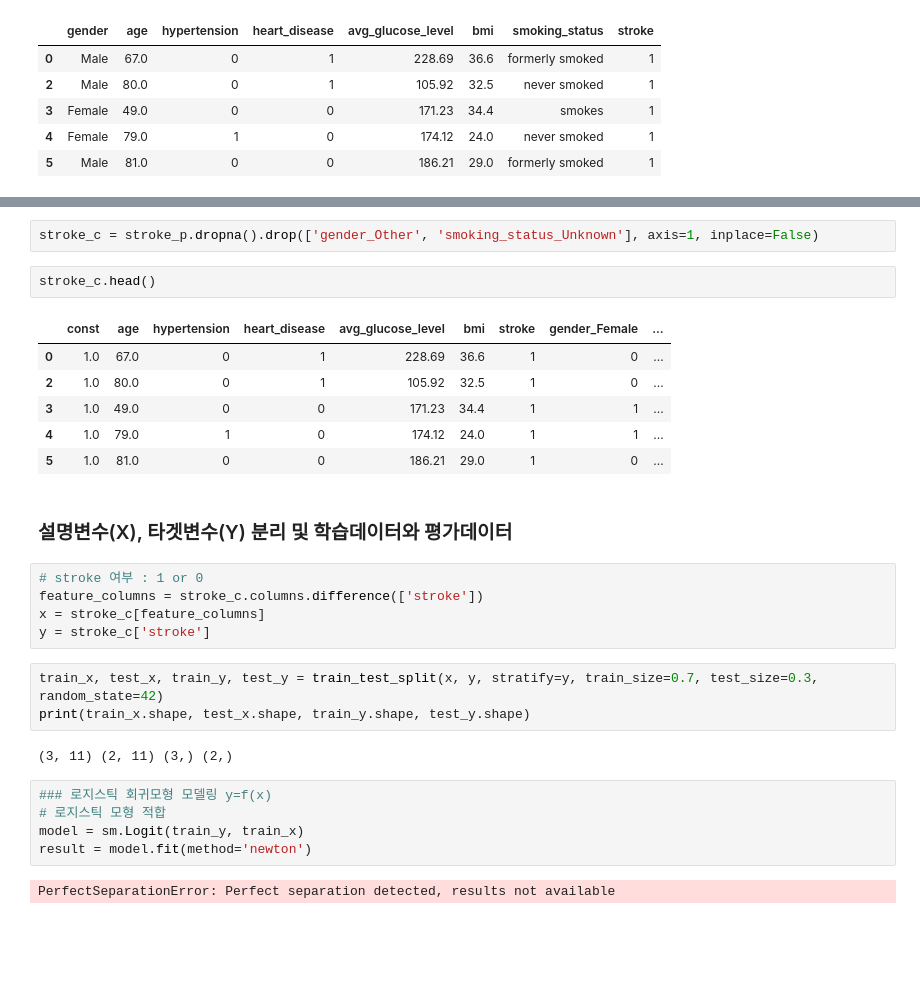
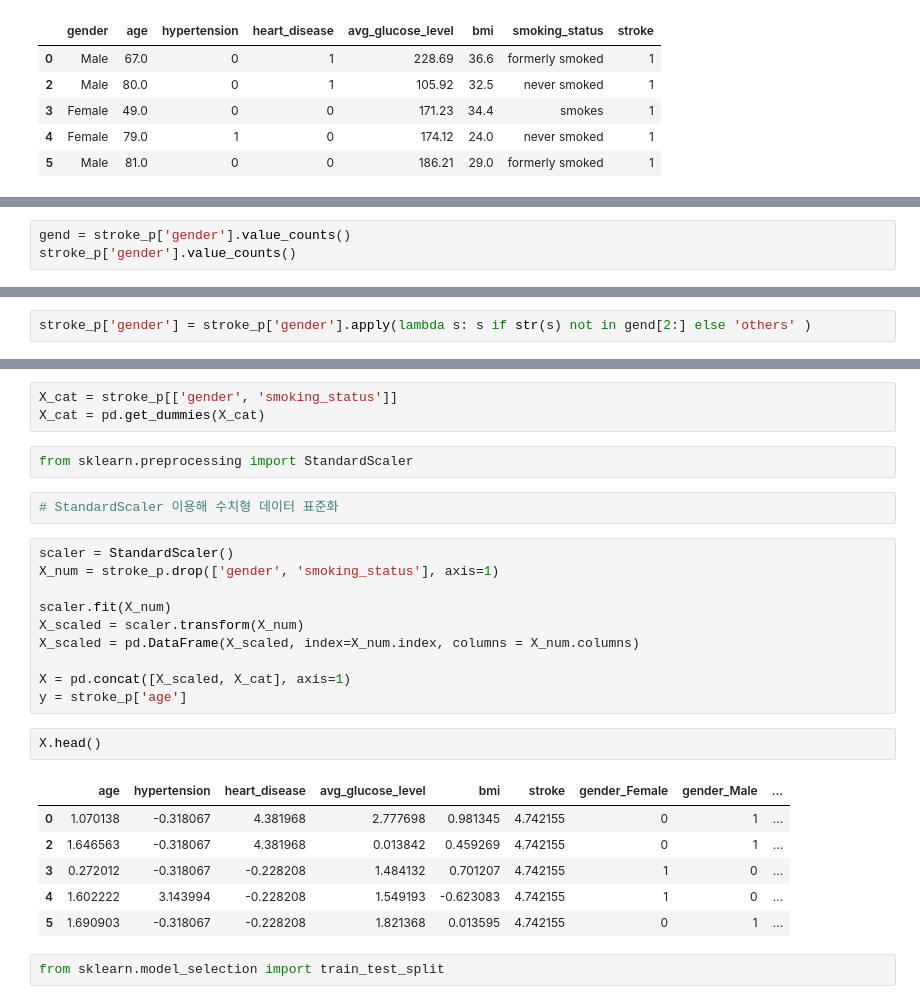
Before and after one commit to HYUNSOOLEE-6839/TIL, a Jupyter notebook: Day-33/Stroke_LR.ipynb, the cells around one changed output, grey strips where cells are left out. Cells and saved outputs as stored; diff of their text form; blank space fills up the shorter version.

```diff
--- a/Day-33/Stroke_LR.ipynb
+++ b/Day-33/Stroke_LR.ipynb
@@ -81,0 +99,3 @@ memory usage: 355.0 bytes
+# %%
+gend = stroke_p['gender'].value_counts()
+stroke_p['gender'].value_counts()
@@ -81,0 +113,2 @@ memory usage: 355.0 bytes
+# %%
+stroke_p['gender'] = stroke_p['gender'].apply(lambda s: s if str(s) not in gend[2:] else 'others' )
@@ -91,30 +146,28 @@ stroke_p.head()
-# %%
-stroke_c = stroke_p.dropna().drop(['gender_Other', 'smoking_status_Unknown'], axis=1, inplace=False)
+# %%
+X_cat = stroke_p[['gender', 'smoking_status']]
+X_cat = pd.get_dummies(X_cat)
+# %%
+from sklearn.preprocessing import StandardScaler
+# %%
+# StandardScaler 이용해 수치형 데이터 표준화
+# %%
+scaler = StandardScaler()
+X_num = stroke_p.drop(['gender', 'smoking_status'], axis=1)
+
+scaler.fit(X_num)
+X_scaled = scaler.transform(X_num)
+X_scaled = pd.DataFrame(X_scaled, index=X_num.index, columns = X_num.columns)
+
+X = pd.concat([X_scaled, X_cat], axis=1)
+y = stroke_p['age']
 # %%
-stroke_c.head()
+X.head()
 # %% [output]
-|  | const | age | hypertension | heart_disease | avg_glucose_level | bmi | stroke | gender_Female | ... |
-| 0 | 1.0 | 67.0 | 0 | 1 | 228.69 | 36.6 | 1 | 0 | ... |
-| 2 | 1.0 | 80.0 | 0 | 1 | 105.92 | 32.5 | 1 | 0 | ... |
-| 3 | 1.0 | 49.0 | 0 | 0 | 171.23 | 34.4 | 1 | 1 | ... |
-| 4 | 1.0 | 79.0 | 1 | 0 | 174.12 | 24.0 | 1 | 1 | ... |
-| 5 | 1.0 | 81.0 | 0 | 0 | 186.21 | 29.0 | 1 | 0 | ... |
+|  | age | hypertension | heart_disease | avg_glucose_level | bmi | stroke | gender_Female | gender_Male | ... |
+| 0 | 1.070138 | -0.318067 | 4.381968 | 2.777698 | 0.981345 | 4.742155 | 0 | 1 | ... |
+| 2 | 1.646563 | -0.318067 | 4.381968 | 0.013842 | 0.459269 | 4.742155 | 0 | 1 | ... |
+| 3 | 0.272012 | -0.318067 | -0.228208 | 1.484132 | 0.701207 | 4.742155 | 1 | 0 | ... |
+| 4 | 1.602222 | 3.143994 | -0.228208 | 1.549193 | -0.623083 | 4.742155 | 1 | 0 | ... |
+| 5 | 1.690903 | -0.318067 | -0.228208 | 1.821368 | 0.013595 | 4.742155 | 0 | 1 | ... |
-# %% [markdown]
-### 설명변수(X), 타겟변수(Y) 분리 및 학습데이터와 평가데이터
-# %%
-# stroke 여부 : 1 or 0
-feature_columns = stroke_c.columns.difference(['stroke'])
-x = stroke_c[feature_columns]
-y = stroke_c['stroke']
-# %%
-train_x, test_x, train_y, test_y = train_test_split(x, y, stratify=y, train_size=0.7, test_size=0.3, random_state=42)
-print(train_x.shape, test_x.shape, train_y.shape, test_y.shape)
-# %% [output]
-(3, 11) (2, 11) (3,) (2,)
-# %%
-### 로지스틱 회귀모형 모델링 y=f(x)
-# 로지스틱 모형 적합
-model = sm.Logit(train_y, train_x)
-result = model.fit(method='newton')
-# %% [output]
-PerfectSeparationError: Perfect separation detected, results not available
+# %%
+from sklearn.model_selection import train_test_split
```
Also changed, not shown: parts of 24 cells of this notebook.
